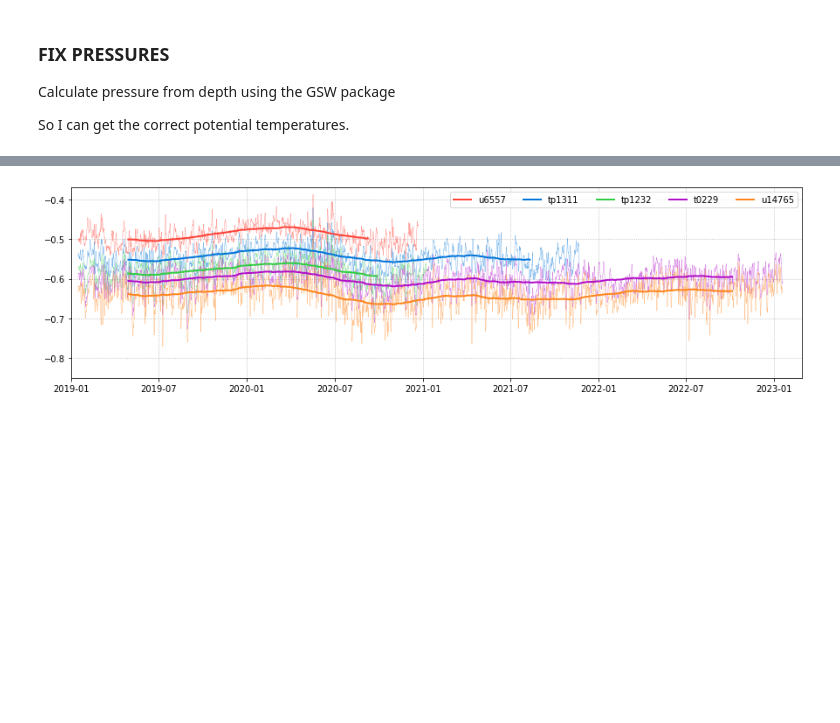
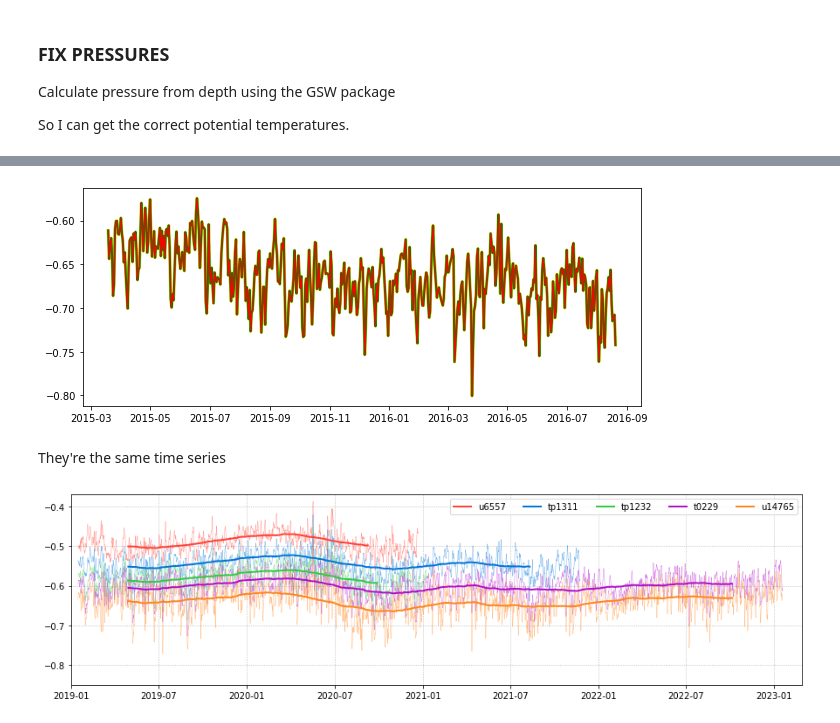
Before and after one commit to shannonbohman/Weddell_Timeseries, a Jupyter notebook: Weddell_July2023.ipynb, the cells around one changed output, grey strips where cells are left out. Cells and saved outputs as stored; diff of their text form; code cells hidden in the pictures; blank space fills up the shorter version.

```diff
--- a/Weddell_July2023.ipynb
+++ b/Weddell_July2023.ipynb
@@ -219,6 +219,13 @@ for direc_i in np.arange(len(direcs)):
             PT = gsw.conversions.pt_from_CT(SA, CT)
             pt = np.asarray(ds_dummy.pt)
             # lbl =
+            if str(np.asarray(x[0]))[:4]=='2017' and np.nanmean(np.asarray(pt))<-0.6:
+                print('M2_netCDF_1999_2023/'+direcs[direc_i]+'/'+fn)
+                print(np.asarray(x[0]),np.asarray(x[-1]))
+                print(np.nanmean(np.asarray(pt)))
+                # plt.plot(x,pt,linewidth=2)
+                print('')
+
             ax.plot(x,pt,color = 'k',linewidth=0.5,alpha=1)
 
             # x = ds_dummy.te.rolling(time=30*7,min_periods=1, center=True).mean().time
@@ -245,4 +263,66 @@ plt.grid(linestyle='dotted')
 [figure]
+# %%
+dummy_ds = xr.open_dataset('M2_netCDF_1999_2023/M2I_u3003_davg/M2_3033.2673960038837.nc')
+# M2_netCDF_1999_2023/M2_davg_190320/M2_3033.2673960038837.nc
+# M2_netCDF_1999_2023/M2_davg_190327/M2_3033.2673960038837.nc
+
+x = ds_dummy.te.time
+y = ds_dummy.te
+
+### Add calibration correction, taken as the temp calibration at around 4000m in one of the calibration_files files
+t = np.asarray(ds_dummy.te)#-0.5144
+C = np.asarray(ds_dummy.sa)
+p = np.asarray(ds_dummy.pr)
+SA = gsw.conversions.SP_from_C(C, t, p)
+CT = gsw.conversions.CT_from_t(SA, t, p)
+PT = gsw.conversions.pt_from_CT(SA, CT)
+pt = np.asarray(ds_dummy.pt)
+
+plt.figure(figsize=(10,4))
+plt.plot(x,pt,color = 'y',linewidth=3,alpha=1)
+# plt.show()
+
+dummy_ds = xr.open_dataset('M2_netCDF_1999_2023/M2_davg_190320/M2_3033.2673960038837.nc')
+# M2_netCDF_1999_2023/M2_davg_190327/M2_3033.2673960038837.nc
+
+x = ds_dummy.te.time
+y = ds_dummy.te
+
+### Add calibration correction, taken as the temp calibration at around 4000m in one of the calibration_files files
+t = np.asarray(ds_dummy.te)#-0.5144
+C = np.asarray(ds_dummy.sa)
+p = np.asarray(ds_dummy.pr)
+SA = gsw.conversions.SP_from_C(C, t, p)
+CT = gsw.conversions.CT_from_t(SA, t, p)
+PT = gsw.conversions.pt_from_CT(SA, CT)
+pt = np.asarray(ds_dummy.pt)
+
+# plt.figure(figsize=(10,4))
+plt.plot(x,pt,color = 'green',linewidth=2,alpha=1)
+# plt.show()
+
+
+dummy_ds = xr.open_dataset('M2_netCDF_1999_2023/M2_davg_190327/M2_3033.2673960038837.nc')
+
+x = ds_dummy.te.time
+y = ds_dummy.te
+
+### Add calibration correction, taken as the temp calibration at around 4000m in one of the calibration_files files
+t = np.asarray(ds_dummy.te)#-0.5144
+C = np.asarray(ds_dummy.sa)
+p = np.asarray(ds_dummy.pr)
+SA = gsw.conversions.SP_from_C(C, t, p)
+CT = gsw.conversions.CT_from_t(SA, t, p)
+PT = gsw.conversions.pt_from_CT(SA, CT)
+pt = np.asarray(ds_dummy.pt)
+
+# plt.figure(figsize=(10,4))
+plt.plot(x,pt,color = 'r',linewidth=1,alpha=1)
+plt.show()
+# %% [output]
+[figure, added]
+# %% [markdown]
+They're the same time series
 # %%
 plt.figure(figsize=(15,4))
 
```
Also changed, not shown: parts of 53 cells of this notebook.
